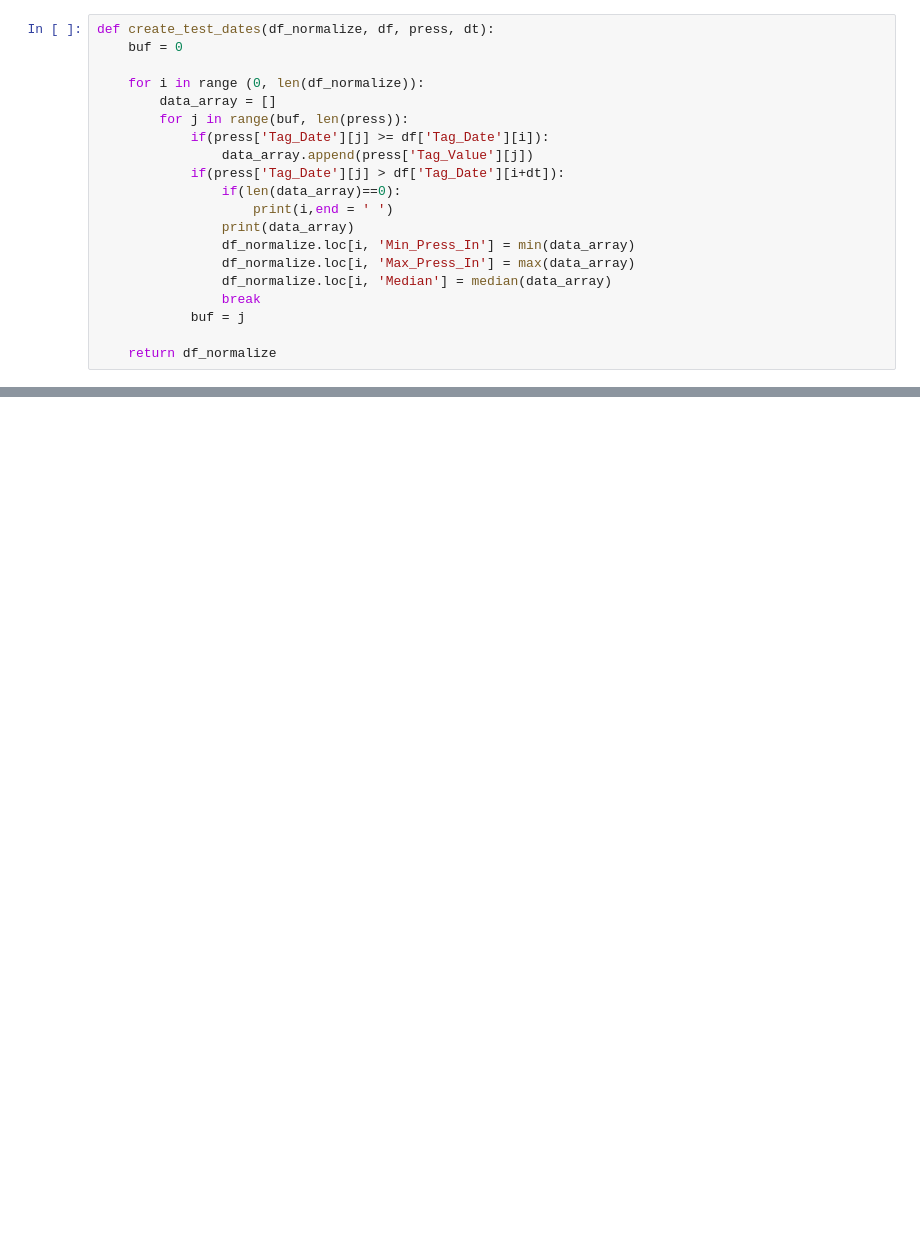
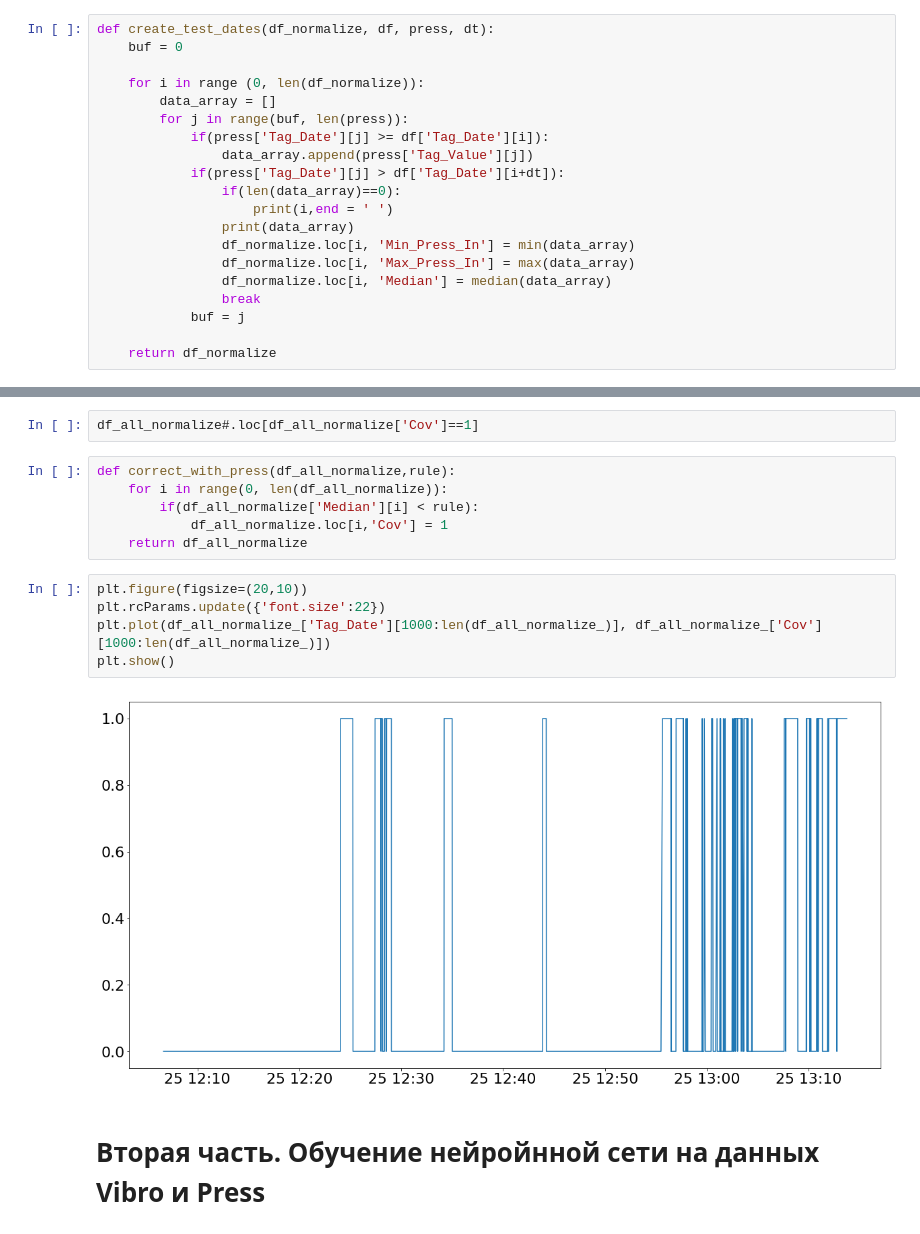
Before and after one commit to IImbryk/a_simple_neural_network, a Jupyter notebook: Keras_NN.ipynb, the cells around one changed output, grey strips where cells are left out. Cells and saved outputs as stored; diff of their text form; blank space fills up the shorter version.

```diff
--- a/Keras_NN.ipynb
+++ b/Keras_NN.ipynb
@@ -332,0 +324,17 @@ to_norm
+# %%
+df_all_normalize#.loc[df_all_normalize['Cov']==1]
+# %%
+def correct_with_press(df_all_normalize,rule):
+    for i in range(0, len(df_all_normalize)):
+        if(df_all_normalize['Median'][i] < rule):
+            df_all_normalize.loc[i,'Cov'] = 1
+    return df_all_normalize
+# %%
+plt.figure(figsize=(20,10))
+plt.rcParams.update({'font.size':22})
+plt.plot(df_all_normalize_['Tag_Date'][1000:len(df_all_normalize_)], df_all_normalize_['Cov'][1000:len(df_all_normalize_)])
+plt.show()
+# %% [output]
+[figure, added]
+# %% [markdown]
+# Вторая часть. Обучение нейройнной сети на данных Vibro и Press
```
Also changed, not shown: parts of 38 cells of this notebook, 9 other files.
